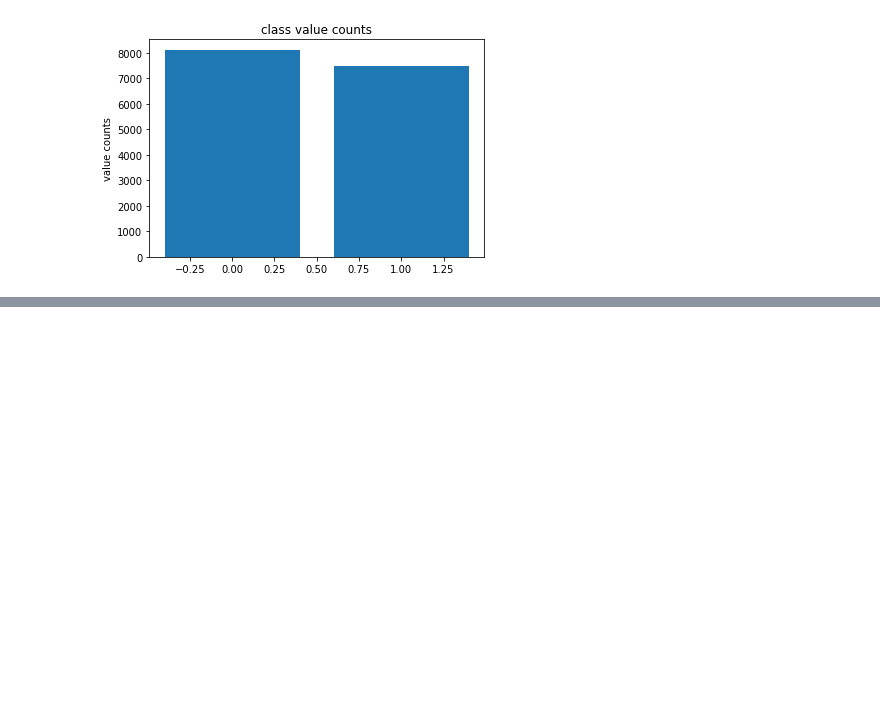
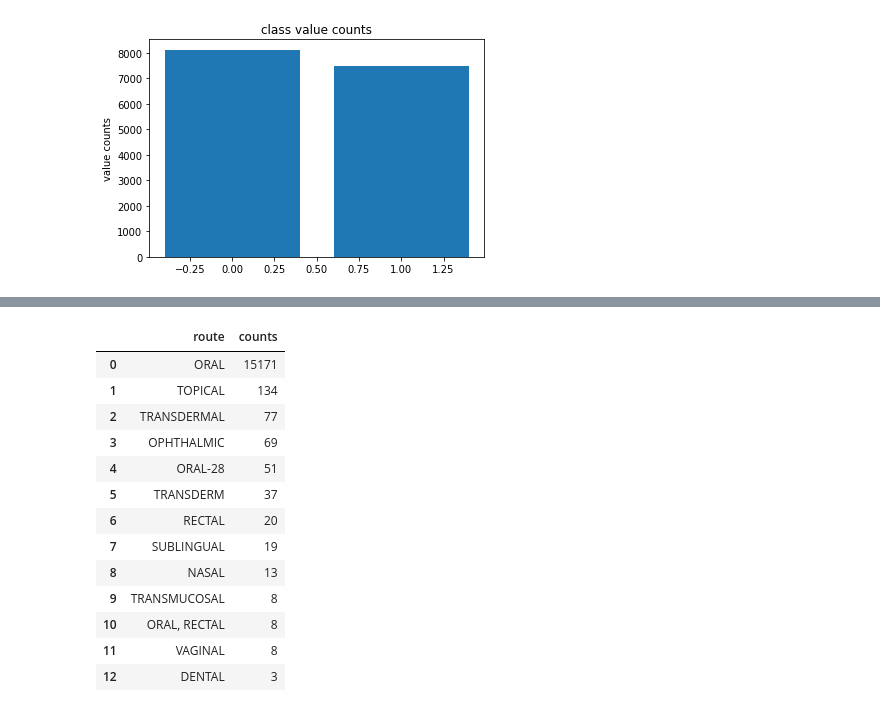
Before and after one commit to jjacisin/Mod_3_Project, a Jupyter notebook: Mod_3_Working_Notebook.ipynb, the cells around one changed output, grey strips where cells are left out. Saved outputs shown, nothing was run; the diff lists cells and outputs as text; code cells hidden in the pictures; blank space fills up the shorter version.

```diff
--- a/Mod_3_Working_Notebook.ipynb
+++ b/Mod_3_Working_Notebook.ipynb
@@ -358,0 +377,23 @@ df4.multipliergreaterthan175percento[df4.ingredient_normalized == others[1]]
+# %%
+# Route Data Viz; resampling?
+df4_route = df4.route.value_counts()
+df4_route_values = df4_route.rename_axis('route').reset_index(name='counts')
+df4_route_values
+# plt.bar(df4_route_values['route'],df4_route_values['counts'])
+# plt.ylabel('value counts')
+# plt.title('route value counts')
+# %% [output]
+|  | route | counts |
+| 0 | ORAL | 15171 |
+| 1 | TOPICAL | 134 |
+| 2 | TRANSDERMAL | 77 |
+| 3 | OPHTHALMIC | 69 |
+| 4 | ORAL-28 | 51 |
+| 5 | TRANSDERM | 37 |
+| 6 | RECTAL | 20 |
+| 7 | SUBLINGUAL | 19 |
+| 8 | NASAL | 13 |
+| 9 | TRANSMUCOSAL | 8 |
+| 10 | ORAL, RECTAL | 8 |
+| 11 | VAGINAL | 8 |
+| 12 | DENTAL | 3 |
```
Also changed, not shown: parts of 28 cells of this notebook, 1 other file.
